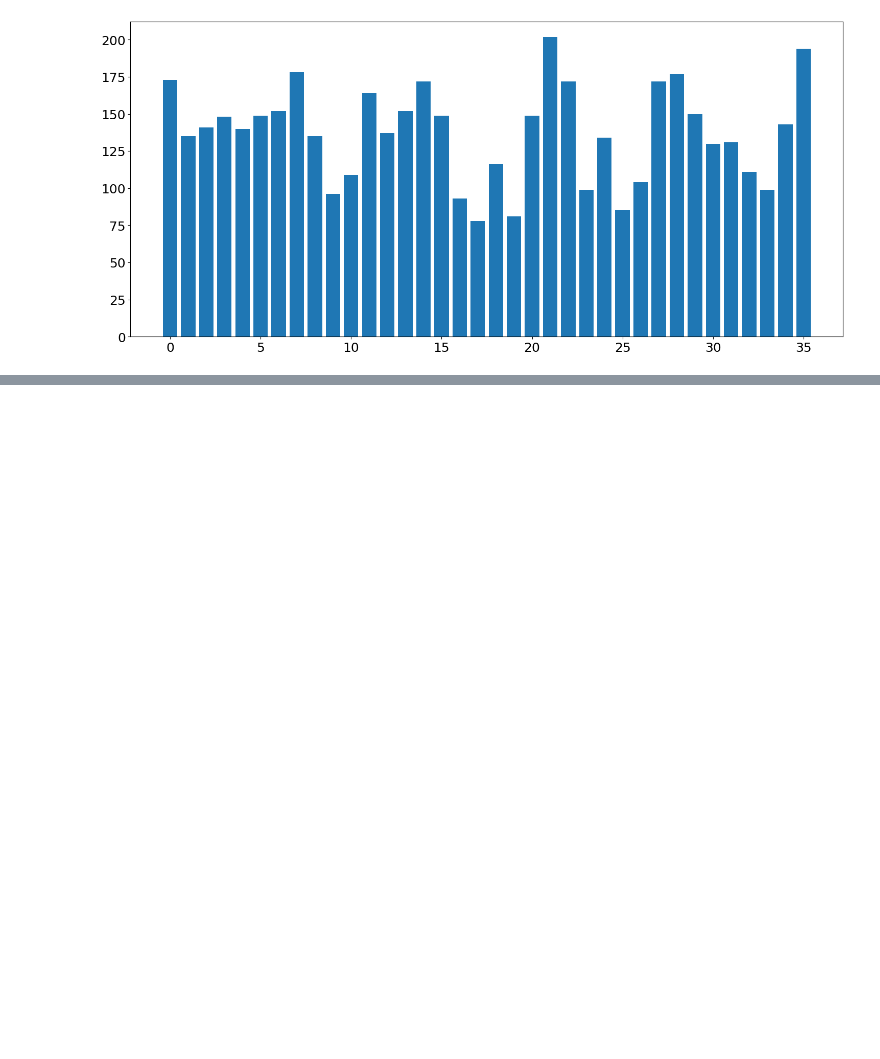
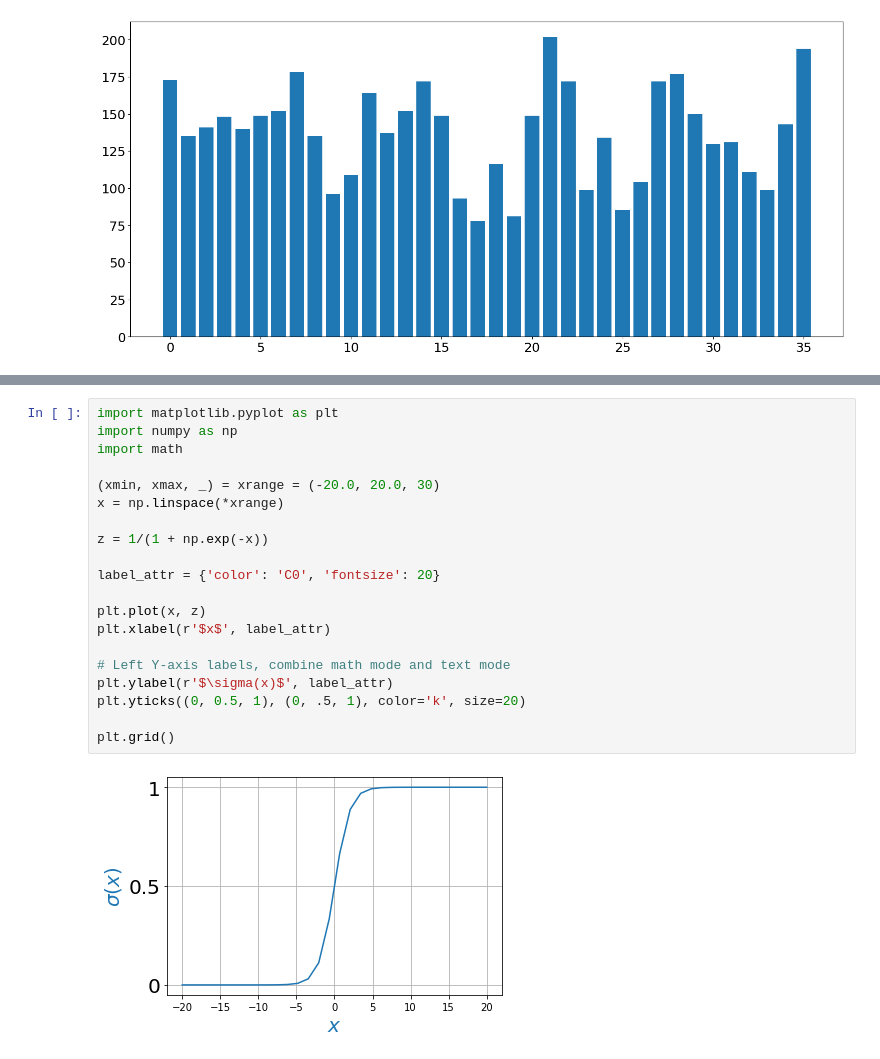
Before and after one commit to loosak/pysnippets, a Jupyter notebook: Pyplot_tutorial.ipynb, the cells around one changed output, grey strips where cells are left out. Cells and saved outputs as stored; diff of their text form; blank space fills up the shorter version.

```diff
--- a/Pyplot_tutorial.ipynb
+++ b/Pyplot_tutorial.ipynb
@@ -190,0 +213,22 @@ plt.bar(range(len(t12)), t12, align='center')
+# %%
+import matplotlib.pyplot as plt
+import numpy as np
+import math
+
+(xmin, xmax, _) = xrange = (-20.0, 20.0, 30)
+x = np.linspace(*xrange)
+
+z = 1/(1 + np.exp(-x))
+
+label_attr = {'color': 'C0', 'fontsize': 20}
+
+plt.plot(x, z)
+plt.xlabel(r'$x$', label_attr)
+
+# Left Y-axis labels, combine math mode and text mode
+plt.ylabel(r'$\sigma(x)$', label_attr)
+plt.yticks((0, 0.5, 1), (0, .5, 1), color='k', size=20)
+
+plt.grid()
+# %% [output]
+[figure, added]
```
Also changed, not shown: parts of 4 cells of this notebook, 23 other files.
